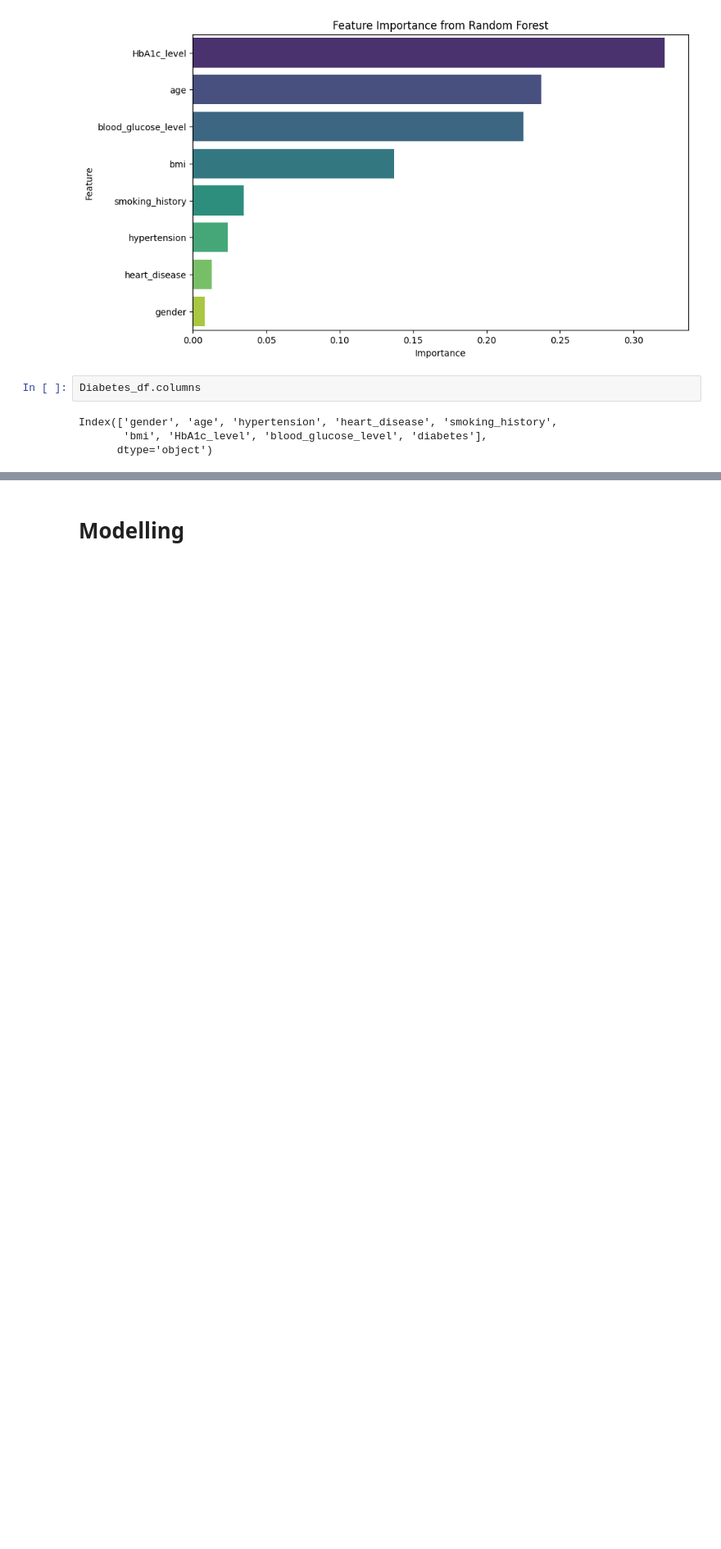
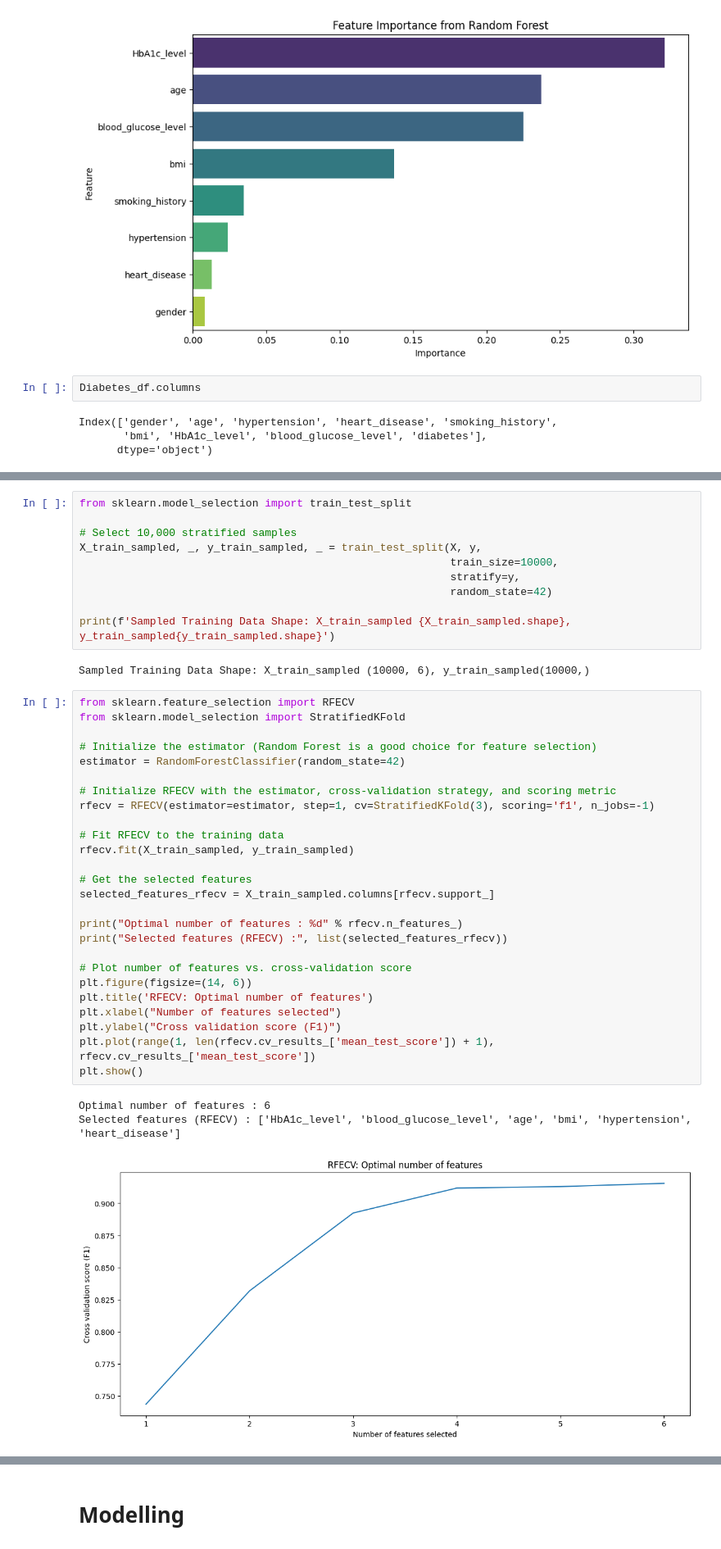
Before and after one commit to SHAKIL-25/Ai, a Jupyter notebook: diabetes_prediction.ipynb, the cells around one changed output, grey strips where cells are left out. Shown at 82% size. Cells and saved outputs as stored; diff of their text form; blank space fills up the shorter version.

```diff
--- a/diabetes_prediction.ipynb
+++ b/diabetes_prediction.ipynb
@@ -559,0 +564,42 @@ best_features = ['HbA1c_level', 'blood_glucose_level', 'age',
+# %%
+from sklearn.model_selection import train_test_split
+
+# Select 10,000 stratified samples
+X_train_sampled, _, y_train_sampled, _ = train_test_split(X, y,
+                                                          train_size=10000,
+                                                          stratify=y,
+                                                          random_state=42)
+
+print(f'Sampled Training Data Shape: X_train_sampled {X_train_sampled.shape}, y_train_sampled{y_train_sampled.shape}')
+# %% [output]
+Sampled Training Data Shape: X_train_sampled (10000, 6), y_train_sampled(10000,)
+# %%
+from sklearn.feature_selection import RFECV
+from sklearn.model_selection import StratifiedKFold
+
+# Initialize the estimator (Random Forest is a good choice for feature selection)
+estimator = RandomForestClassifier(random_state=42)
+
+# Initialize RFECV with the estimator, cross-validation strategy, and scoring metric
+rfecv = RFECV(estimator=estimator, step=1, cv=StratifiedKFold(3), scoring='f1', n_jobs=-1)
+
+# Fit RFECV to the training data
+rfecv.fit(X_train_sampled, y_train_sampled)
+
+# Get the selected features
+selected_features_rfecv = X_train_sampled.columns[rfecv.support_]
+
+print("Optimal number of features : %d" % rfecv.n_features_)
+print("Selected features (RFECV) :", list(selected_features_rfecv))
+
+# Plot number of features vs. cross-validation score
+plt.figure(figsize=(14, 6))
+plt.title('RFECV: Optimal number of features')
+plt.xlabel("Number of features selected")
+plt.ylabel("Cross validation score (F1)")
+plt.plot(range(1, len(rfecv.cv_results_['mean_test_score']) + 1), rfecv.cv_results_['mean_test_score'])
+plt.show()
+# %% [output]
+Optimal number of features : 6
+Selected features (RFECV) : ['HbA1c_level', 'blood_glucose_level', 'age', 'bmi', 'hypertension', 'heart_disease']
+[figure, added]
```
Also changed, not shown: parts of 28 cells of this notebook.
